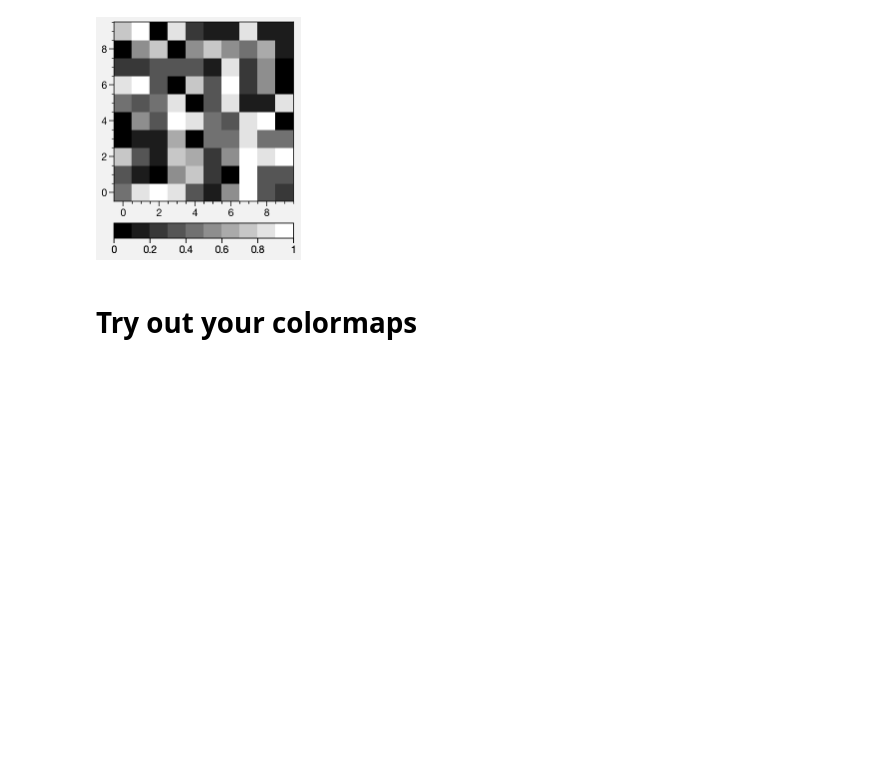
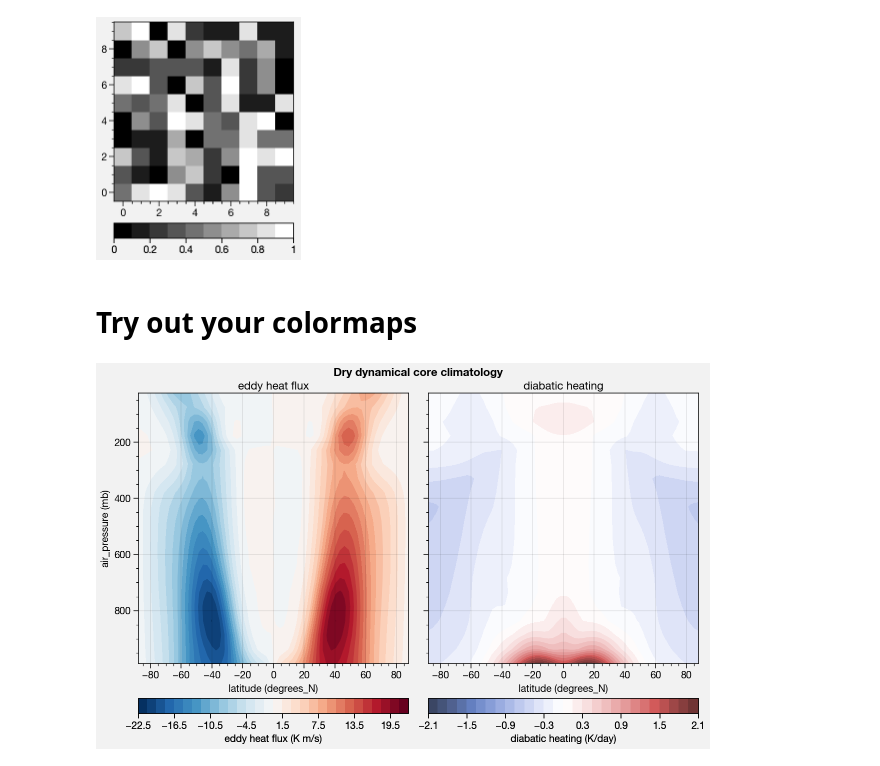
Before and after one commit to bradyrx/climate_in_color, a Jupyter notebook: notebooks/build_your_own_colormaps.ipynb, the cells around one changed output. Cells and saved outputs as stored; diff of their text form; code cells hidden in the pictures; blank space fills up the shorter version.

Commit message:
Add dry core

```diff
--- a/notebooks/build_your_own_colormaps.ipynb
+++ b/notebooks/build_your_own_colormaps.ipynb
@@ -90,2 +88,23 @@ ax.pcolor(np.random.rand(10,10), cmap='name', colorbar='b')
+# %%
+import proplot as plot
+import xarray as xr
+
+# Your colormaps below!
+cmap1 = 'BuRd'
+cmap2 = 'Div'
+
+# Plot model data
+N = 30 # number of levels
+data = xr.open_dataset('../data/HS94.climate.d0500-d3500.nc', decode_times=False)
+ehf = data['ehf'].isel(lon=0, time=0)
+tdt = data['tdt'].isel(lon=0, time=0)*3600*24
+tdt.attrs['long_name'] = 'diabatic heating'
+tdt.attrs['units'] = 'K/day'
+f, axs = plot.subplots(ncols=2, axwidth=3, span=False)
+axs[0].contourf(ehf, symmetric=True, N=N, cmap=cmap1, colorbar='b')
+axs[1].contourf(tdt, symmetric=True, N=N, cmap=cmap2, colorbar='b')
+axs.format(suptitle='Dry dynamical core climatology', yreverse=True)
+# %% [output]
+[figure, added]
 # %%
 # Plot oceanographic data
```
Also changed, not shown: parts of 2 cells of this notebook, 3 other files.
